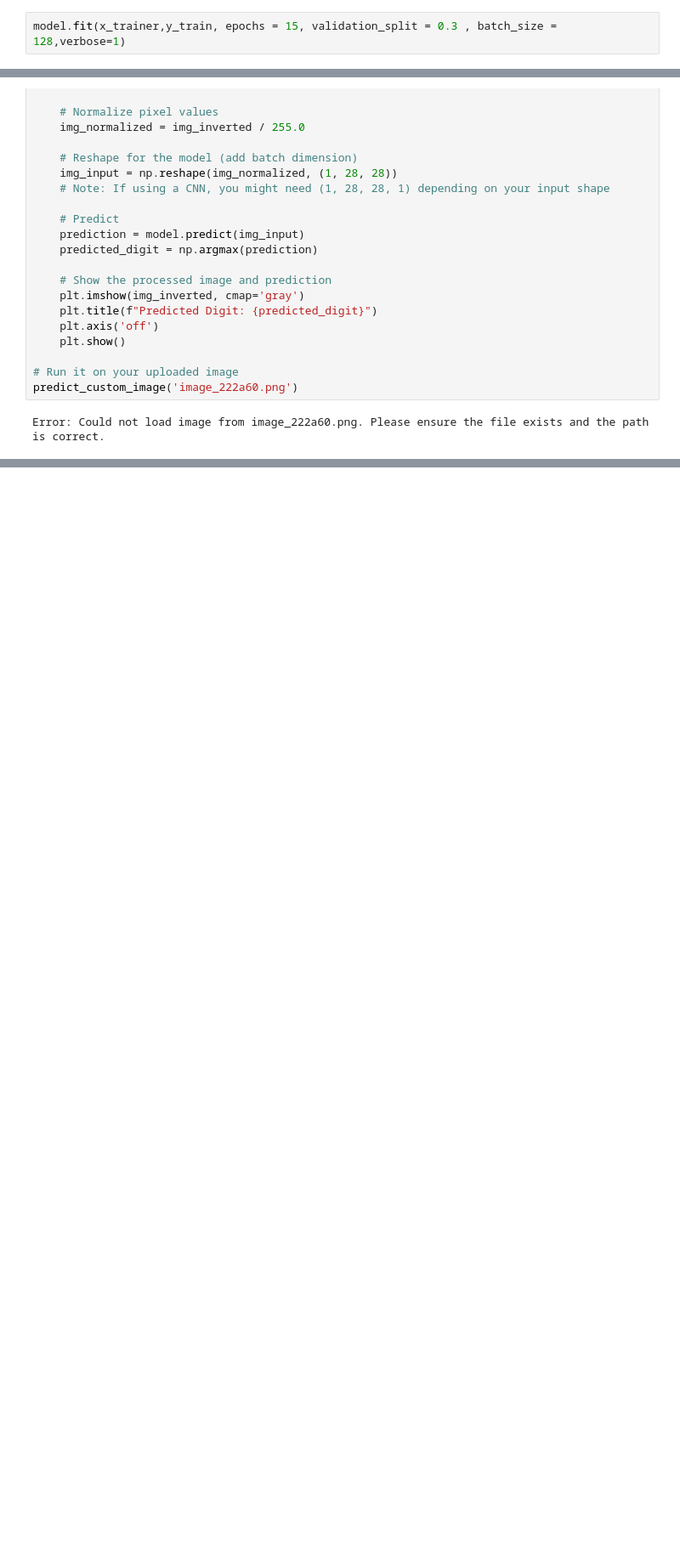
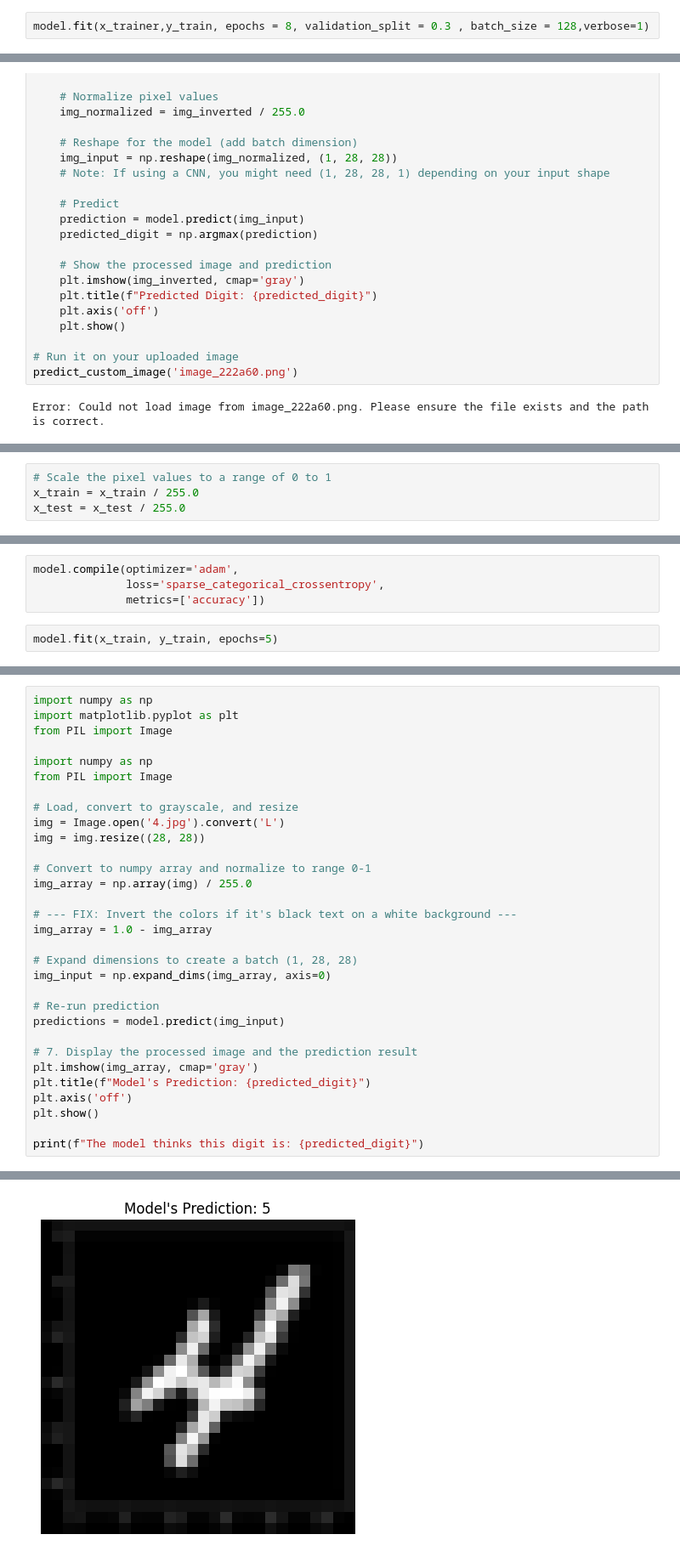
Before and after one commit to Ammar-creator-cmd/DataVisualization, a Jupyter notebook: DigitRecognition1.ipynb, the cells around one changed output, grey strips where cells are left out. Shown at 85% size. Cells and saved outputs as stored; diff of their text form; blank space fills up the shorter version.

```diff
--- a/DigitRecognition1.ipynb
+++ b/DigitRecognition1.ipynb
@@ -153,5 +151,5 @@ model.add(Dense(10, activation = 'softmax'))
 # %%
 model.compile(optimizer = "adam", loss = "sparse_categorical_crossentropy", metrics = ["accuracy"])
 # %%
-model.fit(x_trainer,y_train, epochs = 15, validation_split = 0.3 , batch_size = 128,verbose=1)
+model.fit(x_trainer,y_train, epochs = 8, validation_split = 0.3 , batch_size = 128,verbose=1)
 # %% [output]
@@ -231,0 +229,4 @@ Current files in directory: ['.config', '4.jpg', 'drive', 'sample_data']
+# %%
+# Scale the pixel values to a range of 0 to 1
+x_train = x_train / 255.0
+x_test = x_test / 255.0
@@ -231,0 +249,6 @@ Current files in directory: ['.config', '4.jpg', 'drive', 'sample_data']
+# %%
+model.compile(optimizer='adam',
+              loss='sparse_categorical_crossentropy',
+              metrics=['accuracy'])
+# %%
+model.fit(x_train, y_train, epochs=5)
@@ -231,0 +267,32 @@ Current files in directory: ['.config', '4.jpg', 'drive', 'sample_data']
+# %%
+import numpy as np
+import matplotlib.pyplot as plt
+from PIL import Image
+
+import numpy as np
+from PIL import Image
+
+# Load, convert to grayscale, and resize
+img = Image.open('4.jpg').convert('L')
+img = img.resize((28, 28))
+
+# Convert to numpy array and normalize to range 0-1
+img_array = np.array(img) / 255.0
+
+# --- FIX: Invert the colors if it's black text on a white background ---
+img_array = 1.0 - img_array
+
+# Expand dimensions to create a batch (1, 28, 28)
+img_input = np.expand_dims(img_array, axis=0)
+
+# Re-run prediction
+predictions = model.predict(img_input)
+
+# 7. Display the processed image and the prediction result
+plt.imshow(img_array, cmap='gray')
+plt.title(f"Model's Prediction: {predicted_digit}")
+plt.axis('off')
+plt.show()
+
+print(f"The model thinks this digit is: {predicted_digit}")
+# %% [output]
@@ -231,0 +300 @@ Current files in directory: ['.config', '4.jpg', 'drive', 'sample_data']
+[figure, added]
```
Also changed, not shown: parts of 8 cells of this notebook.
